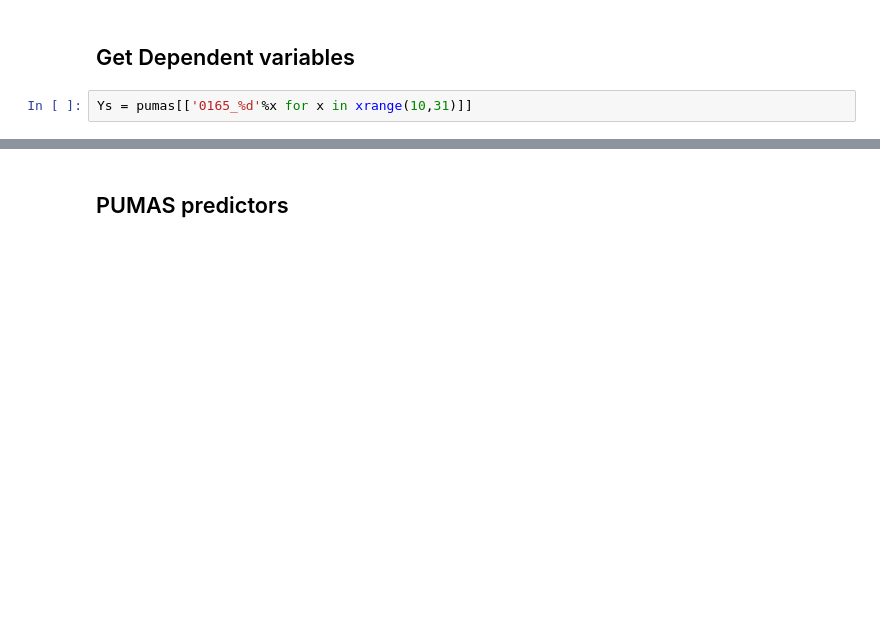
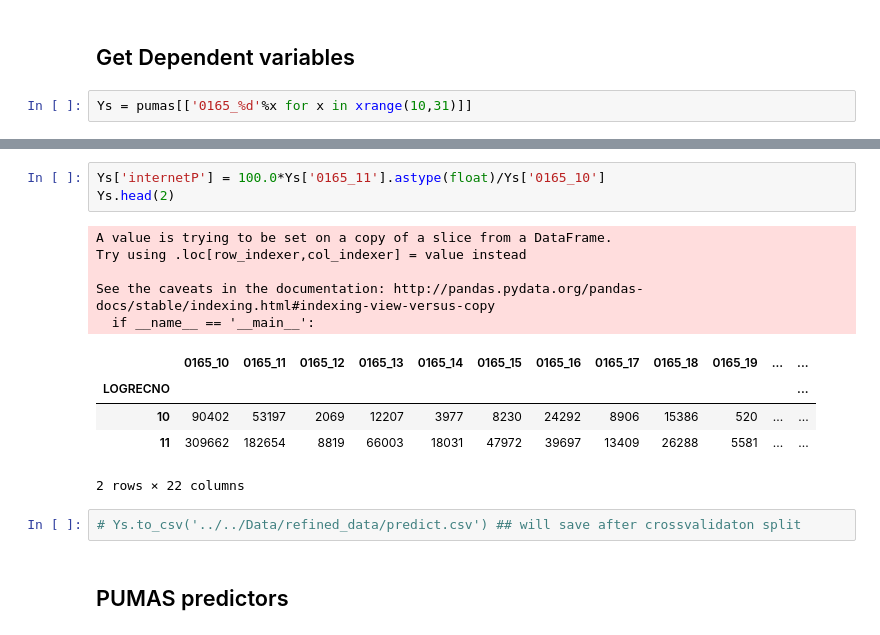
Before and after one commit to AlanPolson/ML_Project, a Jupyter notebook: Code/acs/raw_data_to_same_columnames.ipynb, the cells around one changed output, grey strips where cells are left out. Cells and saved outputs as stored; diff of their text form; blank space fills up the shorter version.

```diff
--- a/Code/acs/raw_data_to_same_columnames.ipynb
+++ b/Code/acs/raw_data_to_same_columnames.ipynb
@@ -67,3 +69,19 @@ Ys.to_csv('../../Data/refined_data/predict.csv')
+# %%
+Ys['internetP'] = 100.0*Ys['0165_11'].astype(float)/Ys['0165_10']
+Ys.head(2)
+# %% [output]
+A value is trying to be set on a copy of a slice from a DataFrame.
+Try using .loc[row_indexer,col_indexer] = value instead
+
+See the caveats in the documentation: http://pandas.pydata.org/pandas-docs/stable/indexing.html#indexing-view-versus-copy
+  if __name__ == '__main__':
+|  | 0165_10 | 0165_11 | 0165_12 | 0165_13 | 0165_14 | 0165_15 | 0165_16 | 0165_17 | 0165_18 | 0165_19 | ... | ... |
+| LOGRECNO |  |  |  |  |  |  |  |  |  |  |  | ... |
+| 10 | 90402 | 53197 | 2069 | 12207 | 3977 | 8230 | 24292 | 8906 | 15386 | 520 | ... | ... |
+| 11 | 309662 | 182654 | 8819 | 66003 | 18031 | 47972 | 39697 | 13409 | 26288 | 5581 | ... | ... |
+2 rows × 22 columns
+# %%
+# Ys.to_csv('../../Data/refined_data/predict.csv') ## will save after crossvalidaton split
 # %% [markdown]
 ## PUMAS predictors
 # %%
```
Also changed, not shown: parts of 22 cells of this notebook, 1 other file.
